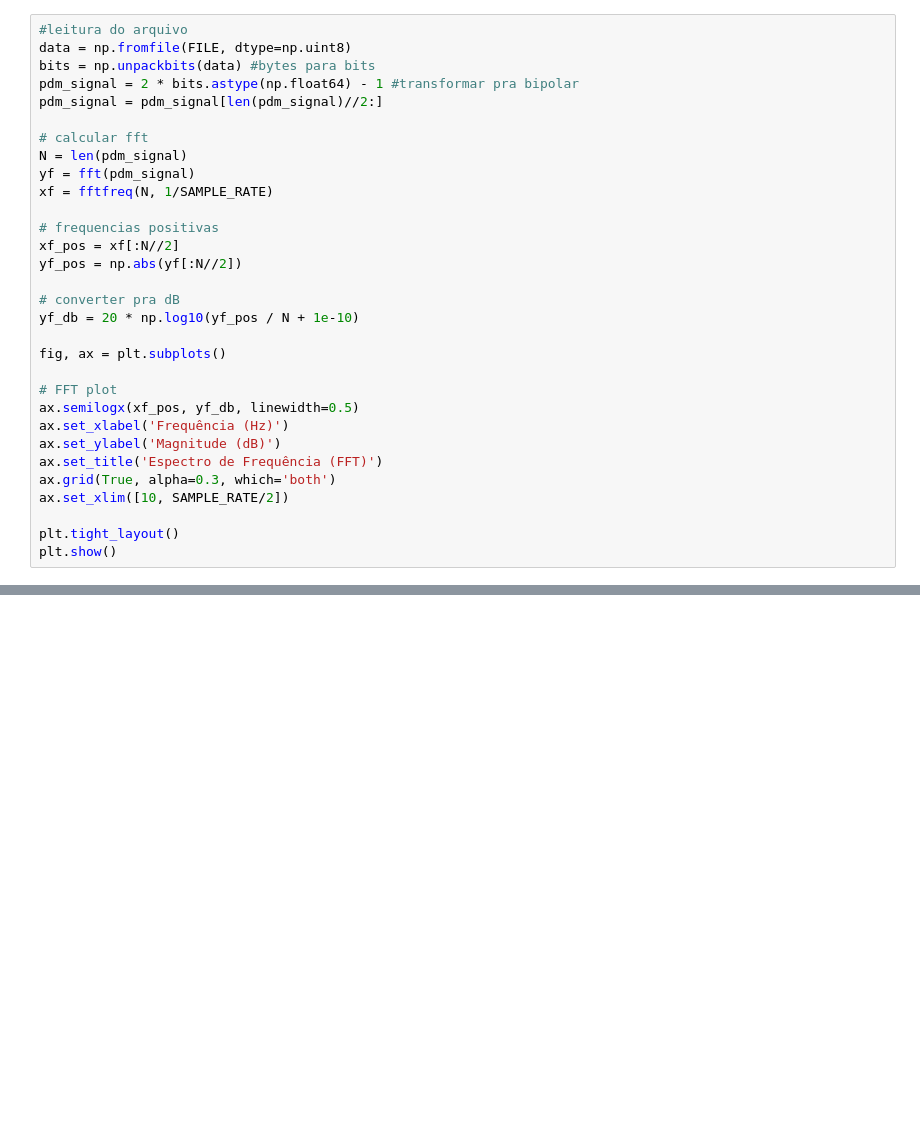
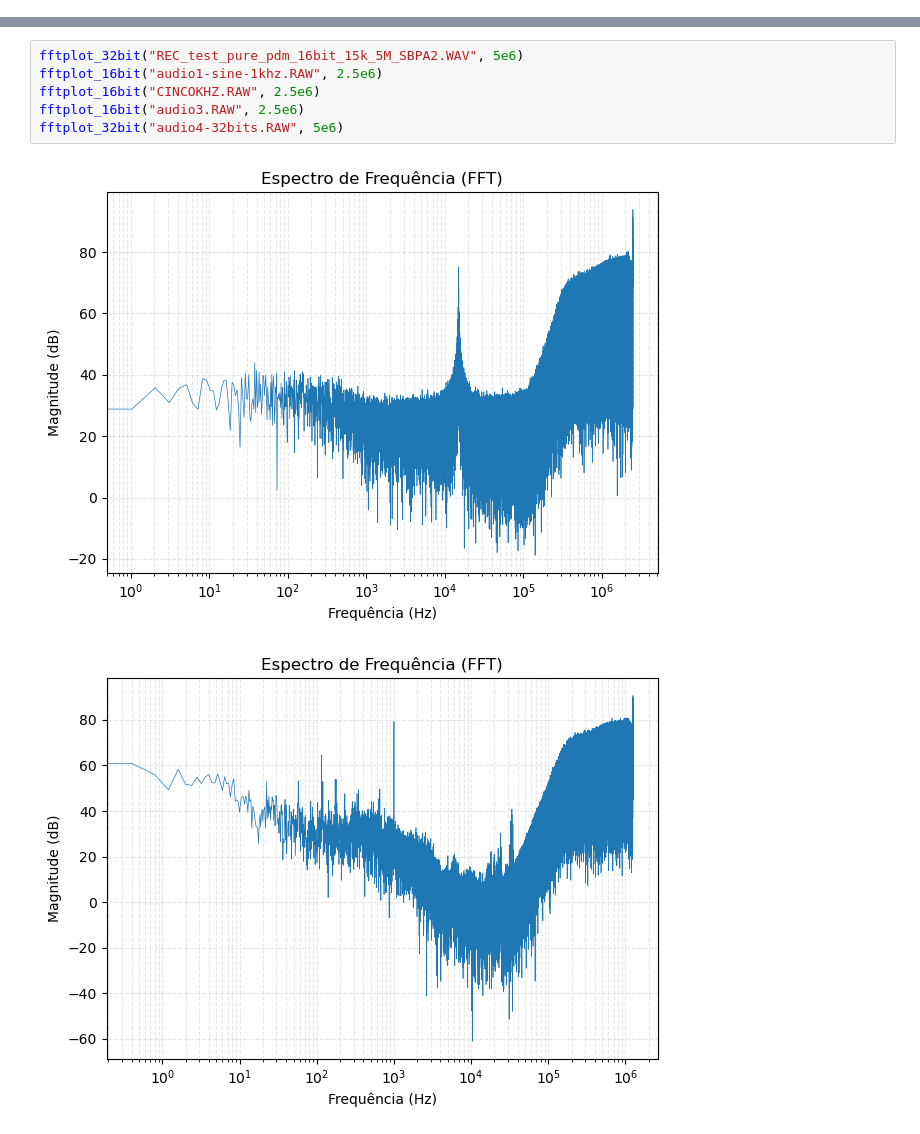
Before and after one commit to pfasantos/python, a Jupyter notebook: fft/fft.ipynb, the cells around one changed output, grey strips where cells are left out. Cells and saved outputs as stored; diff of their text form; blank space fills up the shorter version.

```diff
--- a/fft/fft.ipynb
+++ b/fft/fft.ipynb
@@ -14,31 +0,0 @@ Using matplotlib backend: TkAgg
-# %%
-#leitura do arquivo
-data = np.fromfile(FILE, dtype=np.uint8)
-bits = np.unpackbits(data) #bytes para bits
-pdm_signal = 2 * bits.astype(np.float64) - 1 #transformar pra bipolar
-pdm_signal = pdm_signal[len(pdm_signal)//2:]
-
-# calcular fft
-N = len(pdm_signal)
-yf = fft(pdm_signal)
-xf = fftfreq(N, 1/SAMPLE_RATE)
-
-# frequencias positivas
-xf_pos = xf[:N//2]
-yf_pos = np.abs(yf[:N//2])
-
-# converter pra dB
-yf_db = 20 * np.log10(yf_pos / N + 1e-10)
-
-fig, ax = plt.subplots()
-
-# FFT plot
-ax.semilogx(xf_pos, yf_db, linewidth=0.5)
-ax.set_xlabel('Frequência (Hz)')
-ax.set_ylabel('Magnitude (dB)')
-ax.set_title('Espectro de Frequência (FFT)')
-ax.grid(True, alpha=0.3, which='both')
-ax.set_xlim([10, SAMPLE_RATE/2])
-
-plt.tight_layout()
-plt.show()
@@ -44,0 +70,9 @@ plt.show()
+# %%
+fftplot_32bit("REC_test_pure_pdm_16bit_15k_5M_SBPA2.WAV", 5e6)
+fftplot_16bit("audio1-sine-1khz.RAW", 2.5e6)
+fftplot_16bit("CINCOKHZ.RAW", 2.5e6)
+fftplot_16bit("audio3.RAW", 2.5e6)
+fftplot_32bit("audio4-32bits.RAW", 5e6)
+# %% [output]
+[figure, added]
+[figure, added]
```
Also changed, not shown: parts of 5 cells of this notebook.
